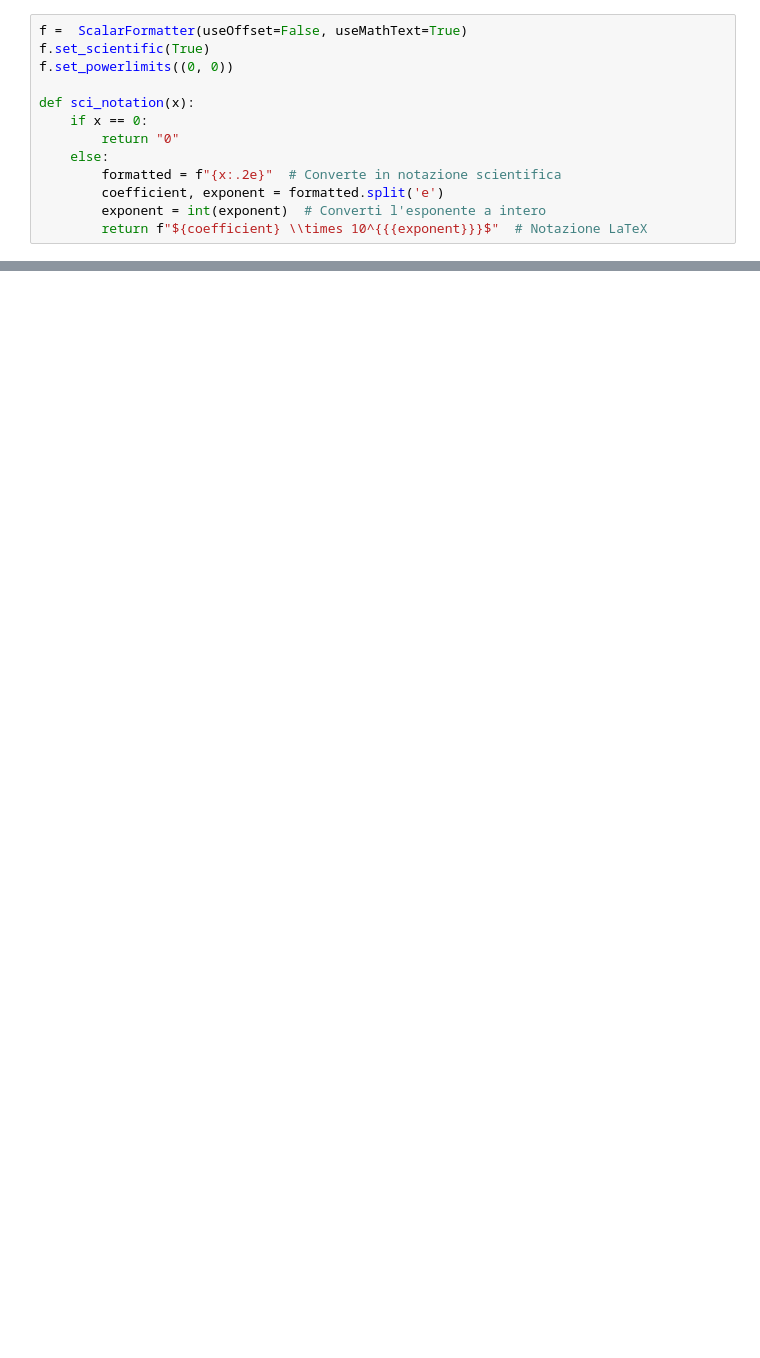
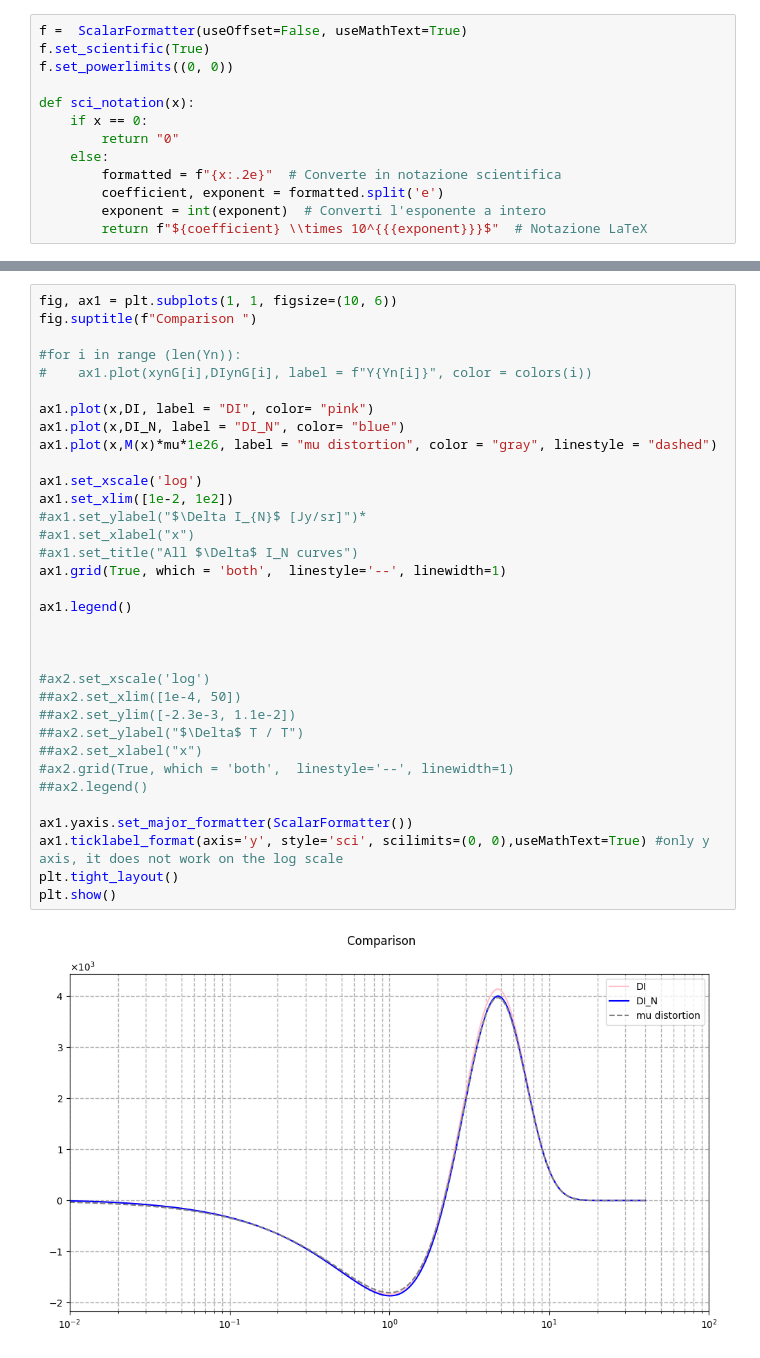
Before and after one commit to Sareva00/CMB-SD, a Jupyter notebook: fhm.ipynb, the cells around one changed output, grey strips where cells are left out. Drawn from its saved outputs; the diff is of its cells as text; blank space fills up the shorter version.

```diff
--- a/fhm.ipynb
+++ b/fhm.ipynb
@@ -82,0 +155,36 @@ for i in range (len(Yn)):
+# %%
+fig, ax1 = plt.subplots(1, 1, figsize=(10, 6))
+fig.suptitle(f"Comparison ")
+
+#for i in range (len(Yn)):
+#    ax1.plot(xynG[i],DIynG[i], label = f"Y{Yn[i]}", color = colors(i))
+
+ax1.plot(x,DI, label = "DI", color= "pink")
+ax1.plot(x,DI_N, label = "DI_N", color= "blue")
+ax1.plot(x,M(x)*mu*1e26, label = "mu distortion", color = "gray", linestyle = "dashed")
+
+ax1.set_xscale('log')
+ax1.set_xlim([1e-2, 1e2])
+#ax1.set_ylabel("$\Delta I_{N}$ [Jy/sr]")*
+#ax1.set_xlabel("x")
+#ax1.set_title("All $\Delta$ I_N curves")
+ax1.grid(True, which = 'both',  linestyle='--', linewidth=1)
+
+ax1.legend()
+
+
+
+#ax2.set_xscale('log')
+##ax2.set_xlim([1e-4, 50])
+##ax2.set_ylim([-2.3e-3, 1.1e-2])
+##ax2.set_ylabel("$\Delta$ T / T")
+##ax2.set_xlabel("x")
+#ax2.grid(True, which = 'both',  linestyle='--', linewidth=1)
+##ax2.legend()
+
+ax1.yaxis.set_major_formatter(ScalarFormatter())
+ax1.ticklabel_format(axis='y', style='sci', scilimits=(0, 0),useMathText=True) #only y axis, it does not work on the log scale
+plt.tight_layout()
+plt.show()
+# %% [output]
+[figure, added]
```
Also changed, not shown: parts of 10 cells of this notebook, 2 other files.
